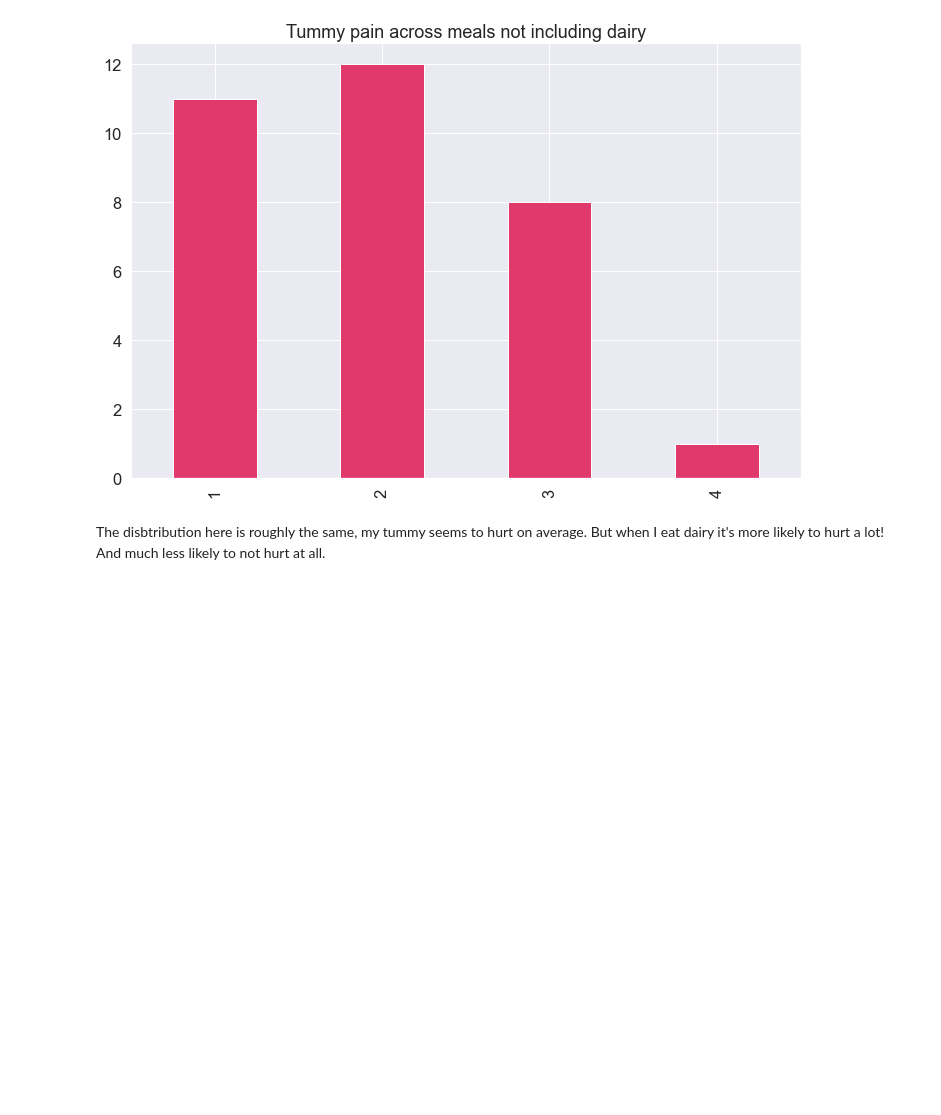
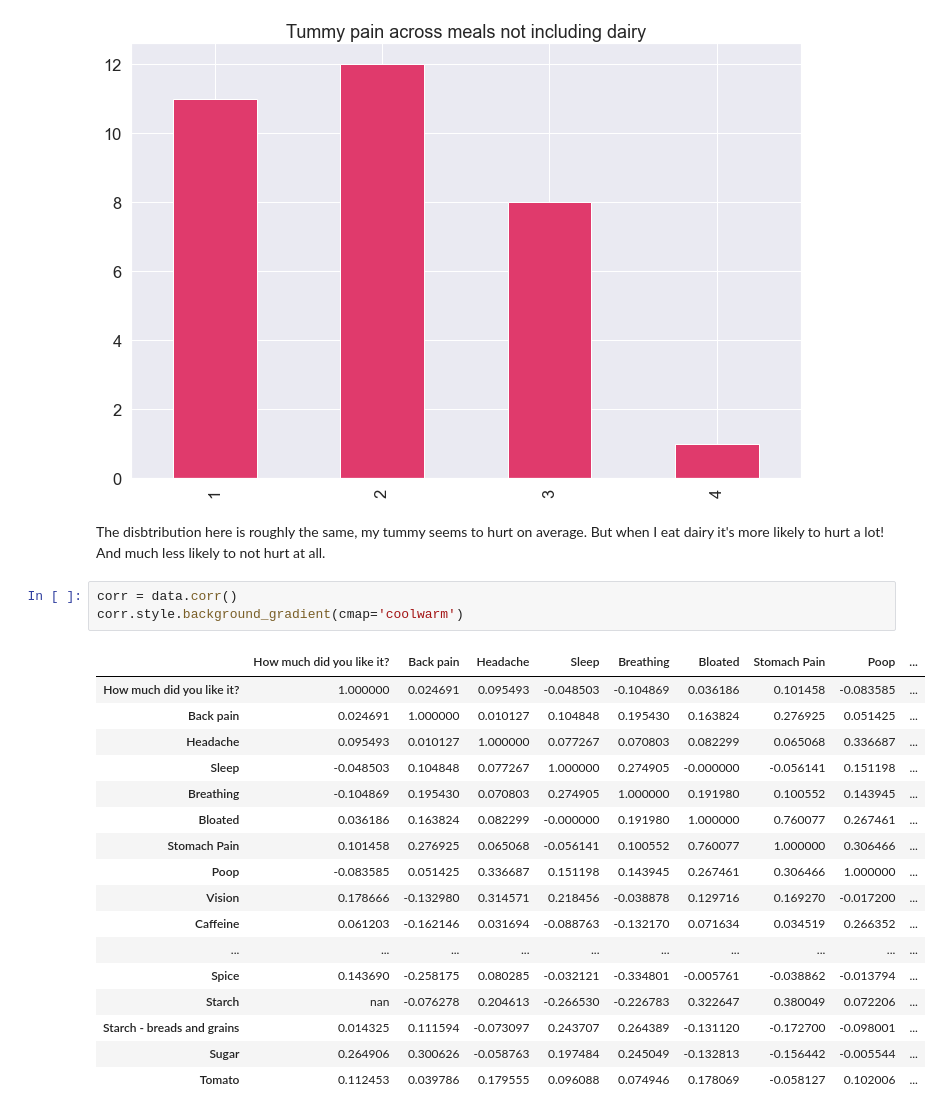
Before and after one commit to joseph-allen/why-does-my-tummy-hurt, a Jupyter notebook: Exploration.ipynb, the cells around one changed output. Cells and saved outputs as stored; diff of their text form; blank space fills up the shorter version.

```diff
--- a/Exploration.ipynb
+++ b/Exploration.ipynb
@@ -182,3 +182,24 @@ data[data['Dairy'] == 0]['Stomach Pain'].value_counts().sort_index().plot(kind='
 [figure]
 # %% [markdown]
 The disbtribution here is roughly the same, my tummy seems to hurt on average. But when I eat dairy it's more likely to hurt a lot! And much less likely to not hurt at all.
+# %%
+corr = data.corr()
+corr.style.background_gradient(cmap='coolwarm')
+# %% [output]
+|  | How much did you like it? | Back pain | Headache | Sleep | Breathing | Bloated | Stomach Pain | Poop | ... |
+| How much did you like it? | 1.000000 | 0.024691 | 0.095493 | -0.048503 | -0.104869 | 0.036186 | 0.101458 | -0.083585 | ... |
+| Back pain | 0.024691 | 1.000000 | 0.010127 | 0.104848 | 0.195430 | 0.163824 | 0.276925 | 0.051425 | ... |
+| Headache | 0.095493 | 0.010127 | 1.000000 | 0.077267 | 0.070803 | 0.082299 | 0.065068 | 0.336687 | ... |
+| Sleep | -0.048503 | 0.104848 | 0.077267 | 1.000000 | 0.274905 | -0.000000 | -0.056141 | 0.151198 | ... |
+| Breathing | -0.104869 | 0.195430 | 0.070803 | 0.274905 | 1.000000 | 0.191980 | 0.100552 | 0.143945 | ... |
+| Bloated | 0.036186 | 0.163824 | 0.082299 | -0.000000 | 0.191980 | 1.000000 | 0.760077 | 0.267461 | ... |
+| Stomach Pain | 0.101458 | 0.276925 | 0.065068 | -0.056141 | 0.100552 | 0.760077 | 1.000000 | 0.306466 | ... |
+| Poop | -0.083585 | 0.051425 | 0.336687 | 0.151198 | 0.143945 | 0.267461 | 0.306466 | 1.000000 | ... |
+| Vision | 0.178666 | -0.132980 | 0.314571 | 0.218456 | -0.038878 | 0.129716 | 0.169270 | -0.017200 | ... |
+| Caffeine | 0.061203 | -0.162146 | 0.031694 | -0.088763 | -0.132170 | 0.071634 | 0.034519 | 0.266352 | ... |
+| ... | ... | ... | ... | ... | ... | ... | ... | ... | ... |
+| Spice | 0.143690 | -0.258175 | 0.080285 | -0.032121 | -0.334801 | -0.005761 | -0.038862 | -0.013794 | ... |
+| Starch | nan | -0.076278 | 0.204613 | -0.266530 | -0.226783 | 0.322647 | 0.380049 | 0.072206 | ... |
+| Starch - breads and grains | 0.014325 | 0.111594 | -0.073097 | 0.243707 | 0.264389 | -0.131120 | -0.172700 | -0.098001 | ... |
+| Sugar | 0.264906 | 0.300626 | -0.058763 | 0.197484 | 0.245049 | -0.132813 | -0.156442 | -0.005544 | ... |
+| Tomato | 0.112453 | 0.039786 | 0.179555 | 0.096088 | 0.074946 | 0.178069 | -0.058127 | 0.102006 | ... |
```
Also changed, not shown: parts of 1 cell of this notebook.
